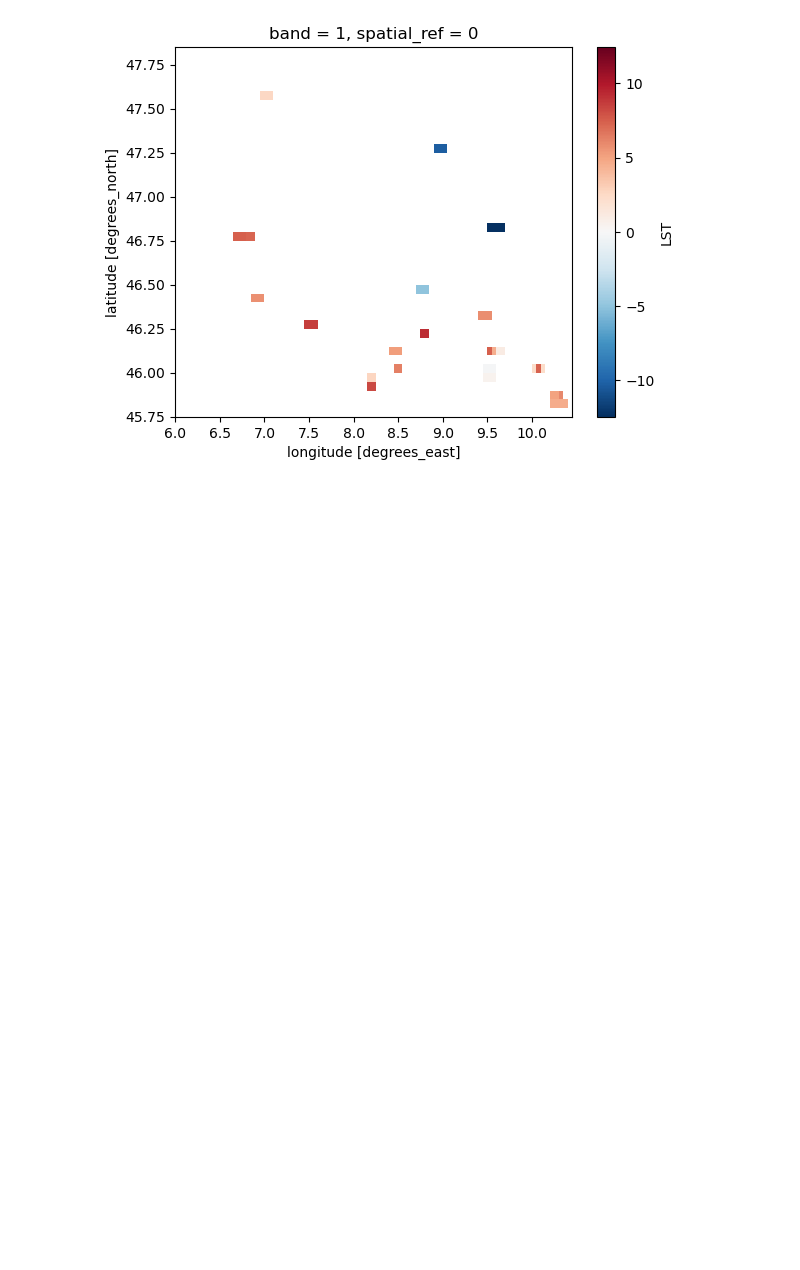
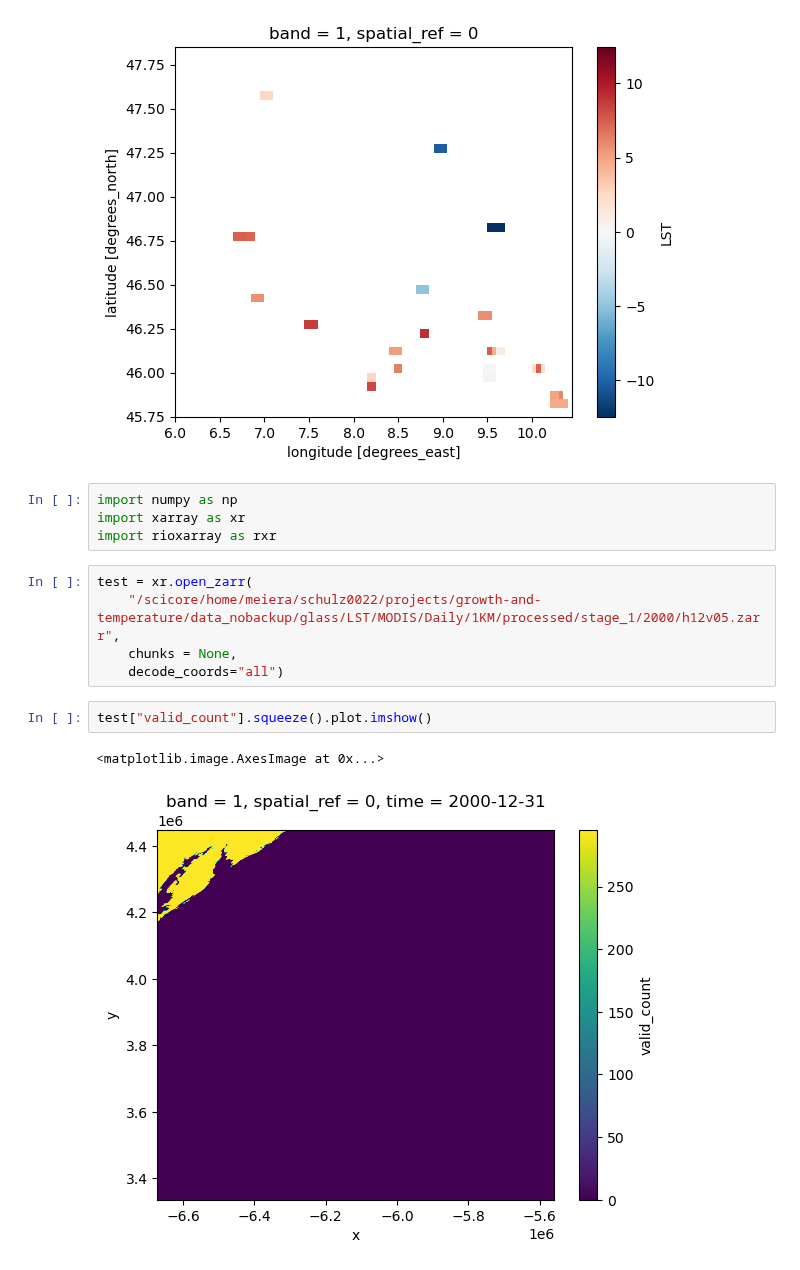
Before and after one commit to felixschulz385/growth-and-temperature, a Jupyter notebook: gnt/experiments/grid.ipynb, the cells around one changed output. Saved outputs shown, nothing was run; the diff lists cells and outputs as text; blank space fills up the shorter version.

```diff
--- a/gnt/experiments/grid.ipynb
+++ b/gnt/experiments/grid.ipynb
@@ -1044,3 +1044,17 @@ test = test.rio.clip_box(*bbox)
 # %% [output]
 <matplotlib.image.AxesImage at 0x...>
 [figure]
+# %%
+import numpy as np
+import xarray as xr
+import rioxarray as rxr
+# %%
+test = xr.open_zarr(
+    "/scicore/home/meiera/schulz0022/projects/growth-and-temperature/data_nobackup/glass/LST/MODIS/Daily/1KM/processed/stage_1/2000/h12v05.zarr",
+    chunks = None,
+    decode_coords="all")
+# %%
+test["valid_count"].squeeze().plot.imshow()
+# %% [output]
+<matplotlib.image.AxesImage at 0x...>
+[figure, added]
```
Also changed, not shown: parts of 14 cells of this notebook, 6 other files.
